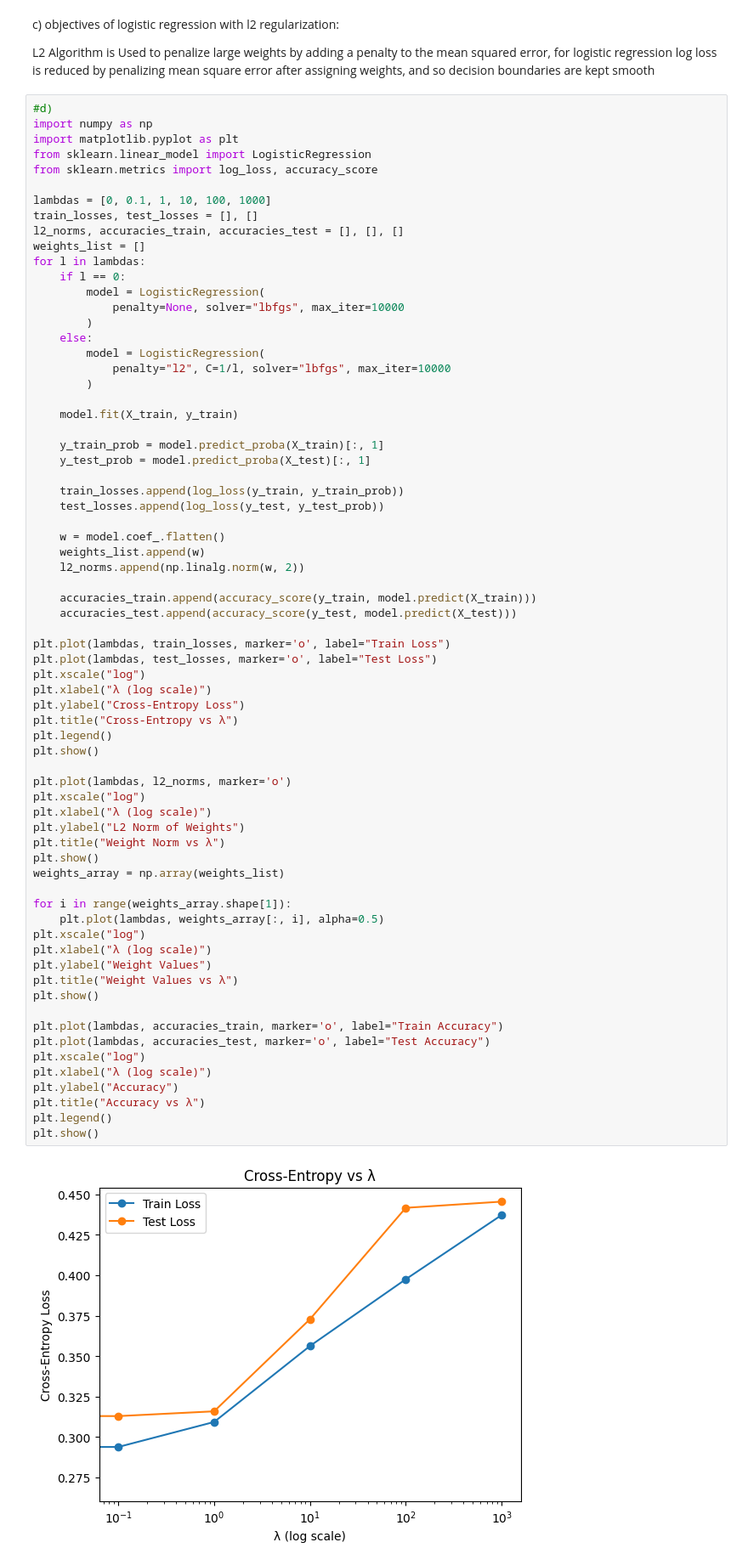
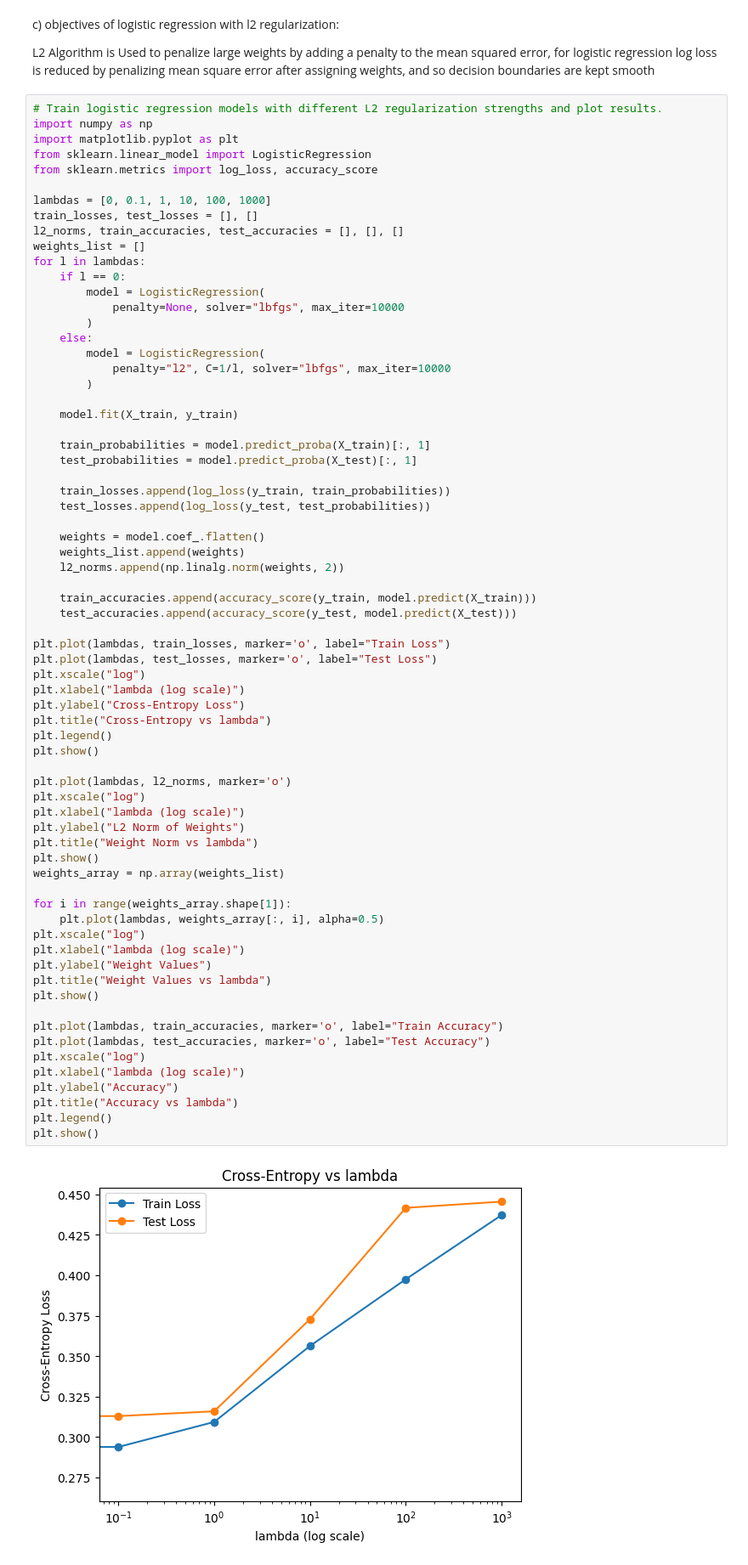
Before and after one commit to NikhilGeorge01/ML-Prac, a Jupyter notebook: MLAssignment.ipynb, the cells around one changed output. Shown at 85% size. Cells and saved outputs as stored; diff of their text form.

```diff
--- a/MLAssignment.ipynb
+++ b/MLAssignment.ipynb
@@ -16,7 +18,7 @@ c) objectives of logistic regression with l2 regularization:
 
 L2 Algorithm is Used to penalize large weights by adding a penalty to the mean squared error, for logistic regression log loss is reduced by penalizing mean square error after assigning weights, and so decision boundaries are kept smooth
 # %%
-#d)
+# Train logistic regression models with different L2 regularization strengths and plot results.
 import numpy as np
 import matplotlib.pyplot as plt
 from sklearn.linear_model import LogisticRegression
@@ -24,7 +26,7 @@ from sklearn.metrics import log_loss, accuracy_score
 
 lambdas = [0, 0.1, 1, 10, 100, 1000]
 train_losses, test_losses = [], []
-l2_norms, accuracies_train, accuracies_test = [], [], []
+l2_norms, train_accuracies, test_accuracies = [], [], []
 weights_list = []
 for l in lambdas:
     if l == 0:
@@ -38,51 +40,51 @@ for l in lambdas:
 
     model.fit(X_train, y_train)
 
-    y_train_prob = model.predict_proba(X_train)[:, 1]
-    y_test_prob = model.predict_proba(X_test)[:, 1]
+    train_probabilities = model.predict_proba(X_train)[:, 1]
+    test_probabilities = model.predict_proba(X_test)[:, 1]
 
-    train_losses.append(log_loss(y_train, y_train_prob))
-    test_losses.append(log_loss(y_test, y_test_prob))
+    train_losses.append(log_loss(y_train, train_probabilities))
+    test_losses.append(log_loss(y_test, test_probabilities))
 
-    w = model.coef_.flatten()
-    weights_list.append(w)
-    l2_norms.append(np.linalg.norm(w, 2))
+    weights = model.coef_.flatten()
+    weights_list.append(weights)
+    l2_norms.append(np.linalg.norm(weights, 2))
 
-    accuracies_train.append(accuracy_score(y_train, model.predict(X_train)))
-    accuracies_test.append(accuracy_score(y_test, model.predict(X_test)))
+    train_accuracies.append(accuracy_score(y_train, model.predict(X_train)))
+    test_accuracies.append(accuracy_score(y_test, model.predict(X_test)))
 
 plt.plot(lambdas, train_losses, marker='o', label="Train Loss")
 plt.plot(lambdas, test_losses, marker='o', label="Test Loss")
 plt.xscale("log")
-plt.xlabel("λ (log scale)")
+plt.xlabel("lambda (log scale)")
 plt.ylabel("Cross-Entropy Loss")
-plt.title("Cross-Entropy vs λ")
+plt.title("Cross-Entropy vs lambda")
 plt.legend()
 plt.show()
 
 plt.plot(lambdas, l2_norms, marker='o')
 plt.xscale("log")
-plt.xlabel("λ (log scale)")
+plt.xlabel("lambda (log scale)")
 plt.ylabel("L2 Norm of Weights")
-plt.title("Weight Norm vs λ")
+plt.title("Weight Norm vs lambda")
 plt.show()
 weights_array = np.array(weights_list)
 
 for i in range(weights_array.shape[1]):
     plt.plot(lambdas, weights_array[:, i], alpha=0.5)
 plt.xscale("log")
-plt.xlabel("λ (log scale)")
+plt.xlabel("lambda (log scale)")
 plt.ylabel("Weight Values")
-plt.title("Weight Values vs λ")
+plt.title("Weight Values vs lambda")
 plt.show()
 
-plt.plot(lambdas, accuracies_train, marker='o', label="Train Accuracy")
-plt.plot(lambdas, accuracies_test, marker='o', label="Test Accuracy")
+plt.plot(lambdas, train_accuracies, marker='o', label="Train Accuracy")
+plt.plot(lambdas, test_accuracies, marker='o', label="Test Accuracy")
 plt.xscale("log")
-plt.xlabel("λ (log scale)")
+plt.xlabel("lambda (log scale)")
 plt.ylabel("Accuracy")
-plt.title("Accuracy vs λ")
+plt.title("Accuracy vs lambda")
 plt.legend()
 plt.show()
 # %% [output]
-[figure, old version]
+[figure, new version]
```
Also changed, not shown: parts of 19 cells of this notebook.
